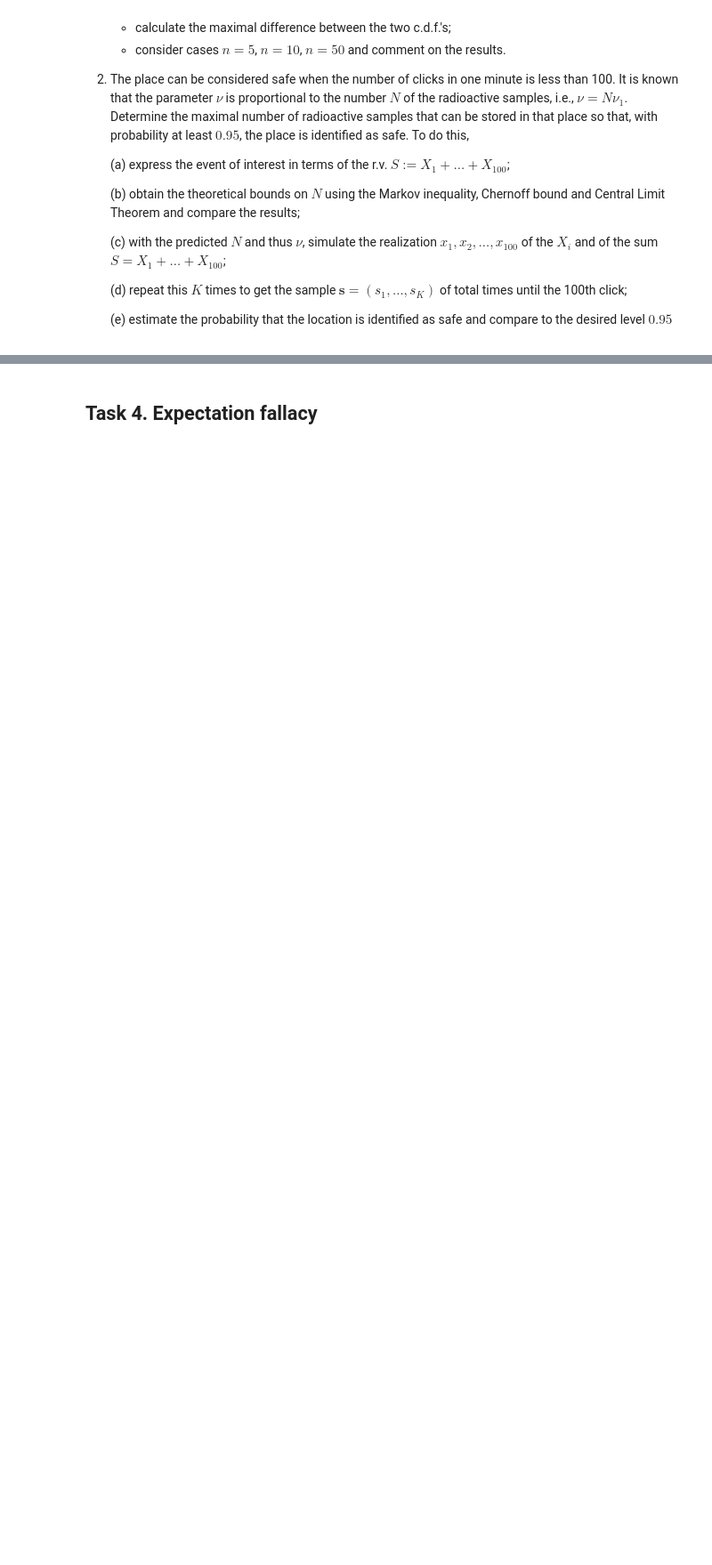
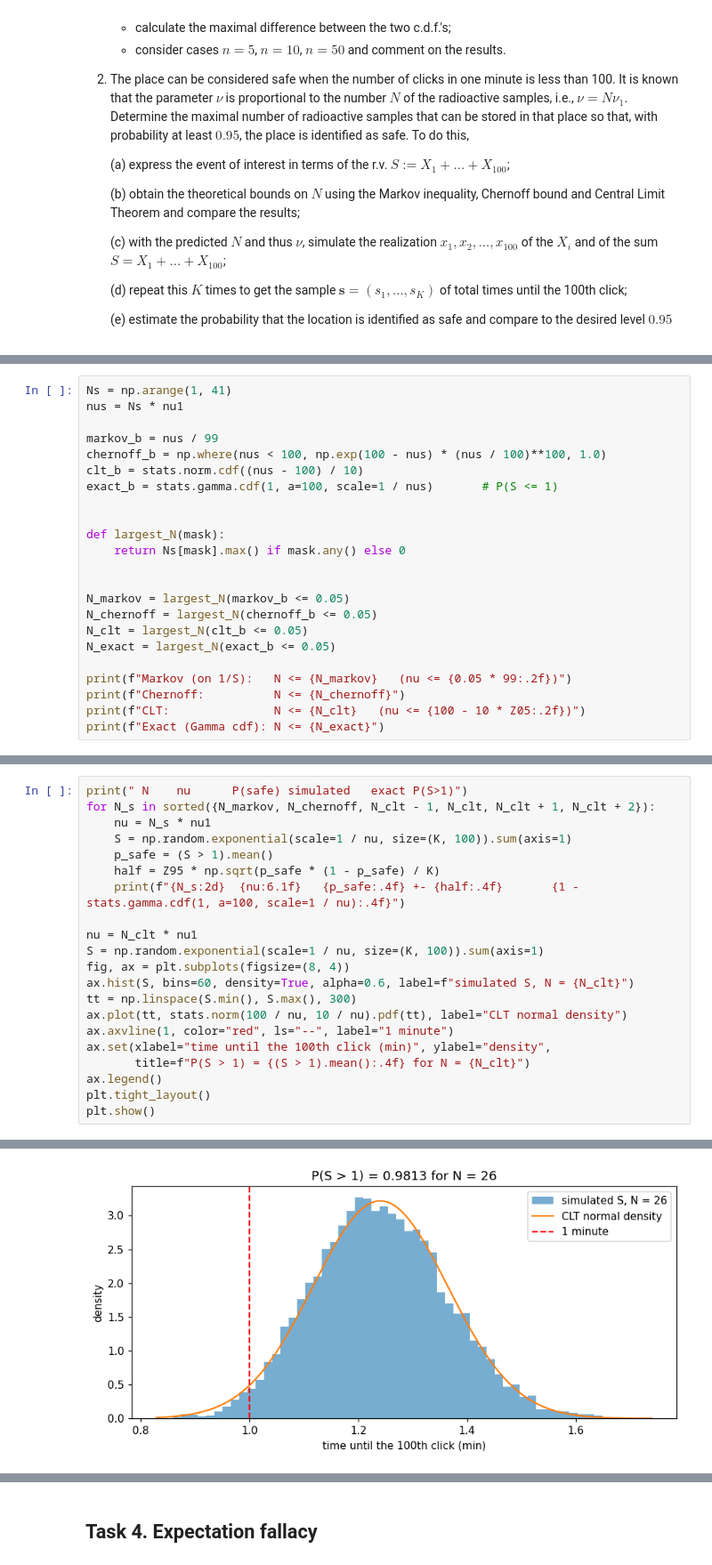
Before and after one commit to dymp1q/probabilitylabN2, a Jupyter notebook: RV-CLT-PS-Lab2.ipynb, the cells around one changed output, grey strips where cells are left out. Shown at 89% size. Drawn from its saved outputs; the diff is of its cells as text; blank space fills up the shorter version.

```diff
--- a/RV-CLT-PS-Lab2.ipynb
+++ b/RV-CLT-PS-Lab2.ipynb
@@ -117,0 +353,23 @@ One of the devices to measure radioactivity level at a given location is the Gei
+# %%
+Ns = np.arange(1, 41)
+nus = Ns * nu1
+
+markov_b = nus / 99
+chernoff_b = np.where(nus < 100, np.exp(100 - nus) * (nus / 100)**100, 1.0)
+clt_b = stats.norm.cdf((nus - 100) / 10)
+exact_b = stats.gamma.cdf(1, a=100, scale=1 / nus)       # P(S <= 1)
+
+
+def largest_N(mask):
+    return Ns[mask].max() if mask.any() else 0
+
+
+N_markov = largest_N(markov_b <= 0.05)
+N_chernoff = largest_N(chernoff_b <= 0.05)
+N_clt = largest_N(clt_b <= 0.05)
+N_exact = largest_N(exact_b <= 0.05)
+
+print(f"Markov (on 1/S):   N <= {N_markov}   (nu <= {0.05 * 99:.2f})")
+print(f"Chernoff:          N <= {N_chernoff}")
+print(f"CLT:               N <= {N_clt}   (nu <= {100 - 10 * Z05:.2f})")
+print(f"Exact (Gamma cdf): N <= {N_exact}")
@@ -117,0 +384,22 @@ One of the devices to measure radioactivity level at a given location is the Gei
+# %%
+print(" N    nu      P(safe) simulated   exact P(S>1)")
+for N_s in sorted({N_markov, N_chernoff, N_clt - 1, N_clt, N_clt + 1, N_clt + 2}):
+    nu = N_s * nu1
+    S = np.random.exponential(scale=1 / nu, size=(K, 100)).sum(axis=1)
+    p_safe = (S > 1).mean()
+    half = Z95 * np.sqrt(p_safe * (1 - p_safe) / K)
+    print(f"{N_s:2d}  {nu:6.1f}   {p_safe:.4f} +- {half:.4f}       {1 - stats.gamma.cdf(1, a=100, scale=1 / nu):.4f}")
+
+nu = N_clt * nu1
+S = np.random.exponential(scale=1 / nu, size=(K, 100)).sum(axis=1)
+fig, ax = plt.subplots(figsize=(8, 4))
+ax.hist(S, bins=60, density=True, alpha=0.6, label=f"simulated S, N = {N_clt}")
+tt = np.linspace(S.min(), S.max(), 300)
+ax.plot(tt, stats.norm(100 / nu, 10 / nu).pdf(tt), label="CLT normal density")
+ax.axvline(1, color="red", ls="--", label="1 minute")
+ax.set(xlabel="time until the 100th click (min)", ylabel="density",
+       title=f"P(S > 1) = {(S > 1).mean():.4f} for N = {N_clt}")
+ax.legend()
+plt.tight_layout()
+plt.show()
+# %% [output]
@@ -117,0 +413 @@ One of the devices to measure radioactivity level at a given location is the Gei
+[figure, added]
```
Also changed, not shown: parts of 18 cells of this notebook.
